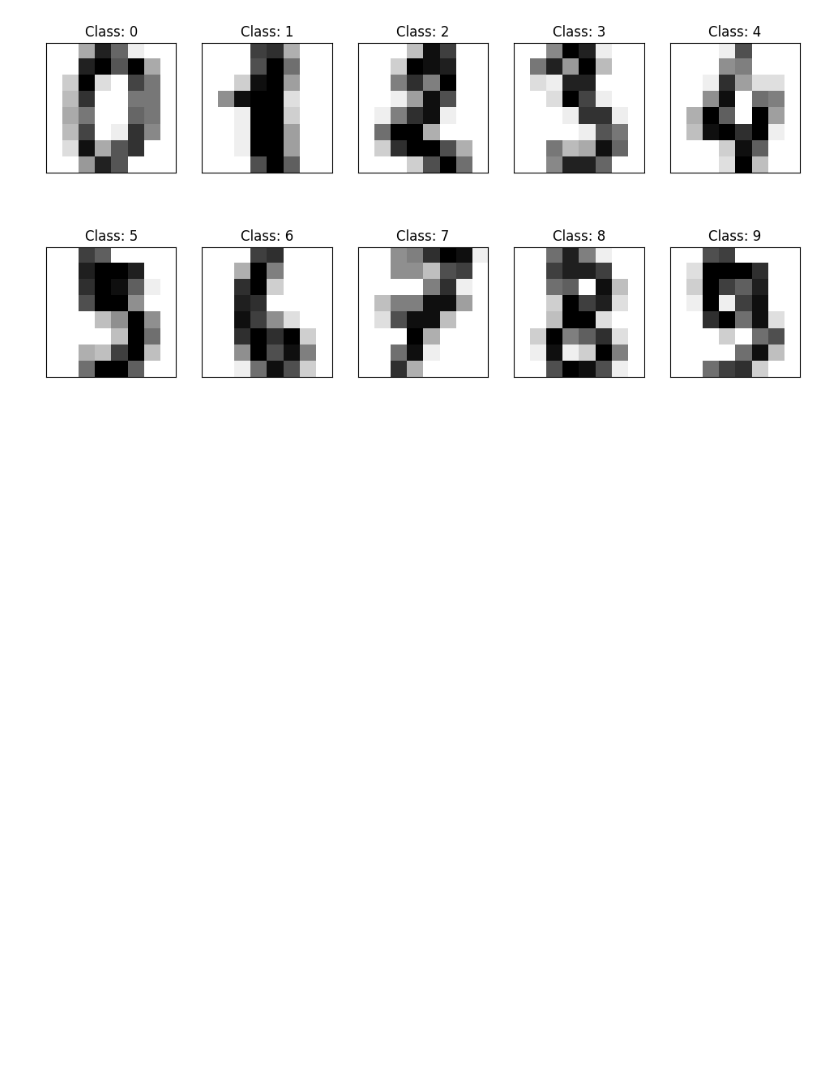
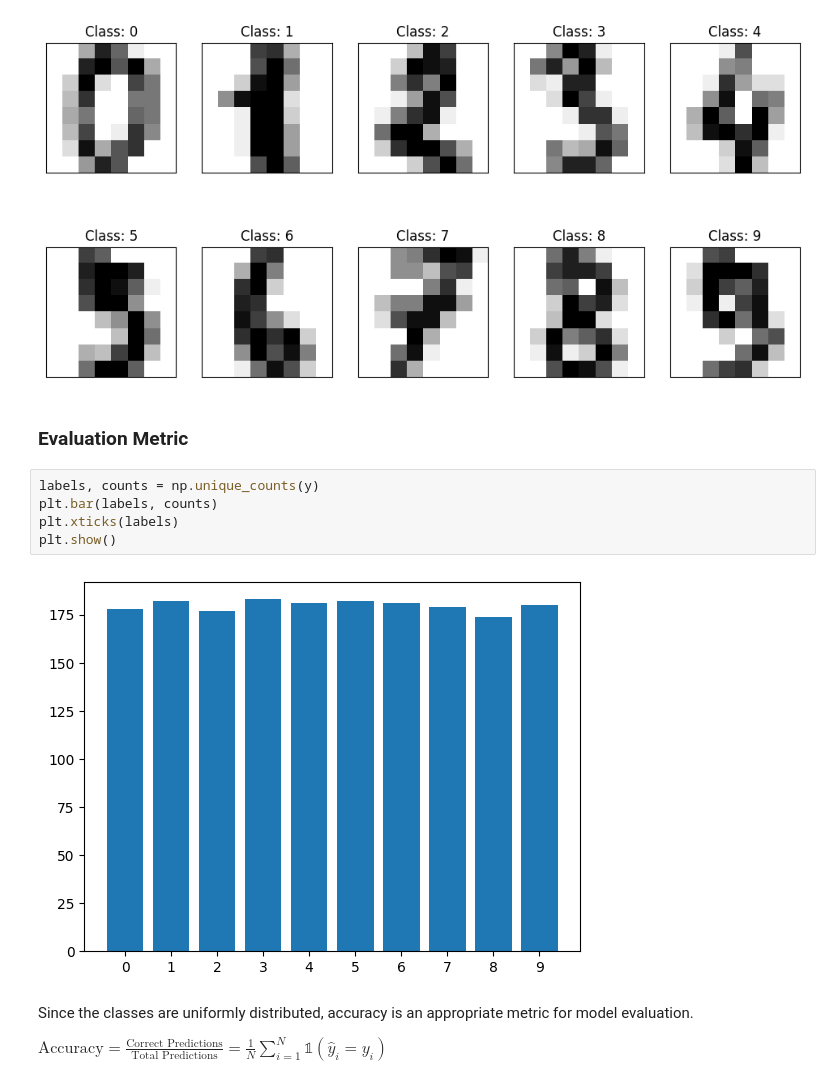
Before and after one commit to kit0kat/ws25-quantum-machine-learning-project, a Jupyter notebook: 1_dataset_exploration.ipynb, the cells around one changed output. Cells and saved outputs as stored; diff of their text form; blank space fills up the shorter version.

Commit message:
Add: Explanation and evaluation metric to dataset exploration notebook

```diff
--- a/1_dataset_exploration.ipynb
+++ b/1_dataset_exploration.ipynb
@@ -53,3 +66,16 @@ for i in range(10):
     axes[i // 5, i % 5].set_yticks([])
 # %% [output]
 [figure]
+# %% [markdown]
+### Evaluation Metric
+# %%
+labels, counts = np.unique_counts(y)
+plt.bar(labels, counts)
+plt.xticks(labels)
+plt.show()
+# %% [output]
+[figure, added]
+# %% [markdown]
+Since the classes are uniformly distributed, accuracy is an appropriate metric for model evaluation.
+
+$\text{Accuracy} = \frac{\text{Correct Predictions}}{\text{Total Predictions}} = \frac{1}{N}{\sum_{i=1}^{N} \mathbb{1}(\hat{y}_i = y_i)}$
```
Also changed, not shown: parts of 13 cells of this notebook.
